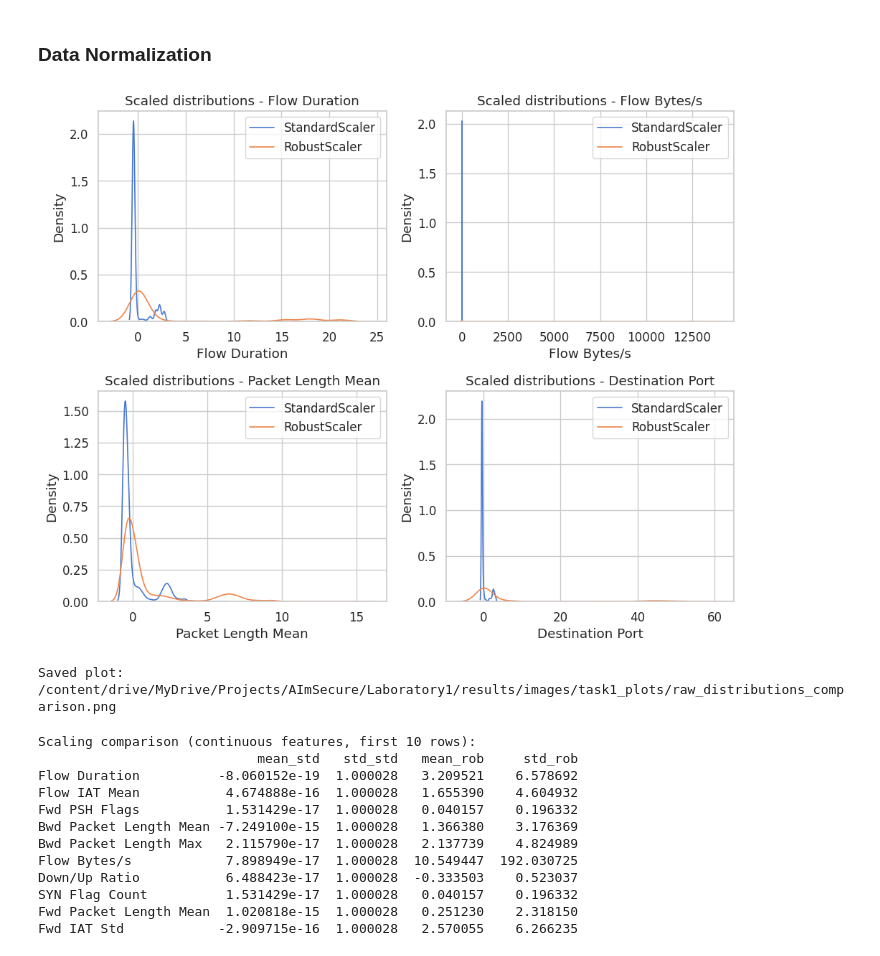
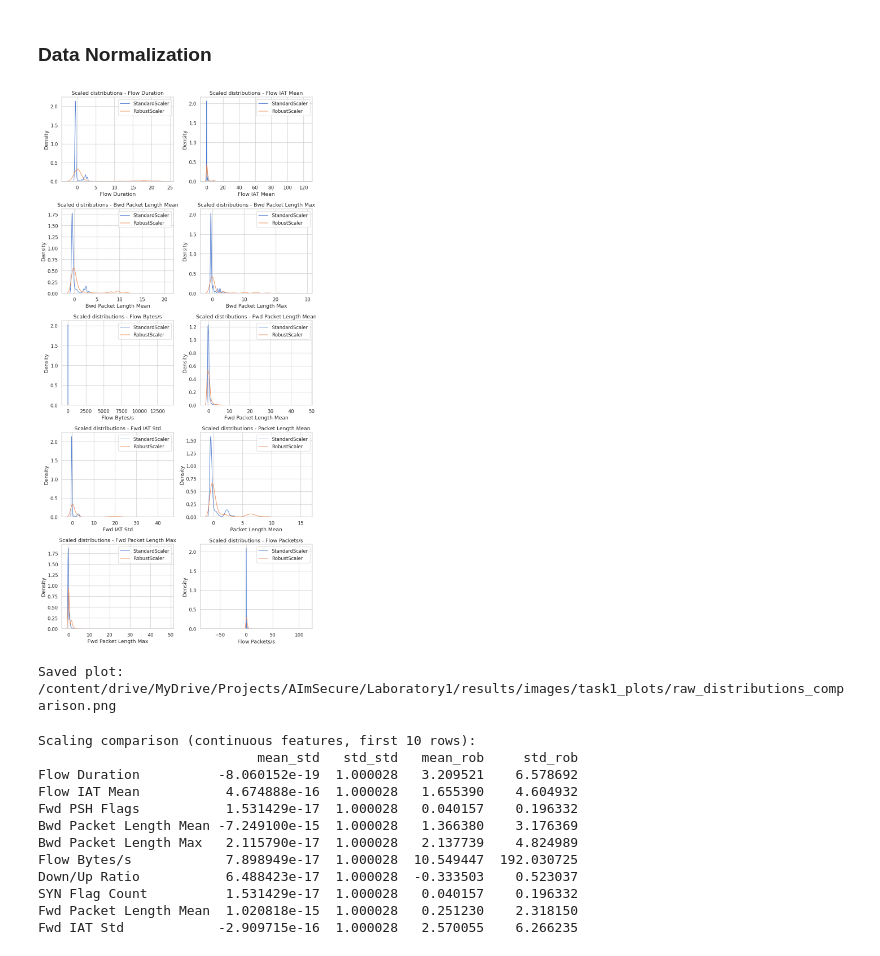
Before and after one commit to AImSecure/Laboratory1, a Jupyter notebook: lab/notebooks/Lab1_FFNN.ipynb, the cells around one changed output. Drawn from its saved outputs; the diff is of its cells as text; code cells hidden in the pictures.

```diff
--- a/lab/notebooks/Lab1_FFNN.ipynb
+++ b/lab/notebooks/Lab1_FFNN.ipynb
@@ -509,26 +537,30 @@ X_val_rob = scaler2.transform(X_val)
 X_test_rob = scaler2.transform(X_test)
 # %%
 # --- Visual comparison of Standard vs Robust scaling ---
-
-# TODO: check this block
 
 # Convert scaled arrays back to DataFrames for easier plotting with column names
 X_train_std_df = pd.DataFrame(X_train_std, columns=feature_cols)
 X_train_rob_df = pd.DataFrame(X_train_rob, columns=feature_cols)
 
-fig, axes = plt.subplots(2, 2, figsize=(10, 8))
+# Adjust subplot grid to accommodate all selected features (10 features, 5 rows x 2 columns)
+fig, axes = plt.subplots(5, 2, figsize=(10, 20)) # Increased figsize for better readability
+
+# Plot all selected features for comparison
 for i, col in enumerate(selected_features):
-    sns.kdeplot(X_train_std_df[col], ax=axes[i//2, i%2], label="StandardScaler", lw=1.2)
-    sns.kdeplot(X_train_rob_df[col], ax=axes[i//2, i%2], label="RobustScaler", lw=1.2)
-    axes[i//2, i%2].set_title(f"Scaled distributions - {col}")
-    axes[i//2, i%2].legend()
+    row_idx = i // 2
+    col_idx = i % 2
+    sns.kdeplot(X_train_std_df[col], ax=axes[row_idx, col_idx], label="StandardScaler", lw=1.2)
+    sns.kdeplot(X_train_rob_df[col], ax=axes[row_idx, col_idx], label="RobustScaler", lw=1.2)
+    axes[row_idx, col_idx].set_title(f"Scaled distributions - {col}")
+    axes[row_idx, col_idx].legend()
+
 plt.tight_layout()
 plt.show()
 
 # Save the plot to the specified path
 save_plot(fig, 'raw_distributions_comparison', save_dir)
 # %% [output]
-[figure, old version]
+[figure, new version]
 Saved plot: /content/drive/MyDrive/Projects/AImSecure/Laboratory1/results/images/task1_plots/raw_distributions_comparison.png
 # %%
 # --- Compare scaling statistics numerically ---
```
Also changed, not shown: parts of 33 cells of this notebook.
